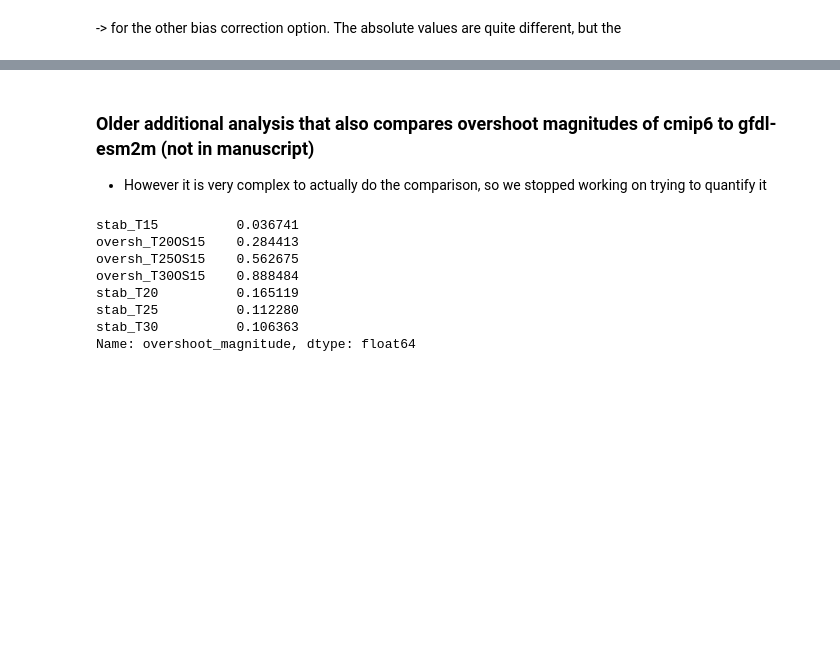
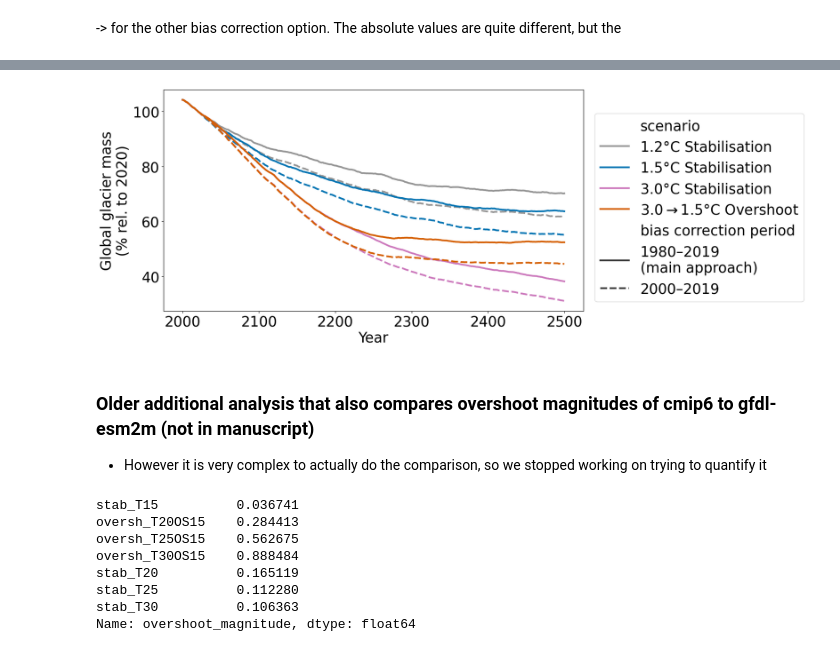
Before and after one commit to lilianschuster/glacier_overshoot_irreversibility_trough_water, a Jupyter notebook: B_main_analysis_figure_creation/4b_discussion_bias_correction_period_sensitivity_comparison_climate_models.ipynb, the cells around one changed output, grey strips where cells are left out. Saved outputs shown, nothing was run; the diff lists cells and outputs as text; code cells hidden in the pictures; blank space fills up the shorter version.

```diff
--- a/B_main_analysis_figure_creation/4b_discussion_bias_correction_period_sensitivity_comparison_climate_models.ipynb
+++ b/B_main_analysis_figure_creation/4b_discussion_bias_correction_period_sensitivity_comparison_climate_models.ipynb
@@ -37,6 +37,8 @@ df_scenario = xr.open_dataset(f'../data/additional_data/common_running_sum_all_r
 # %%
 df_scenario_glob_vol = df_scenario.sum(dim='rgi_reg').volume
 df_scenario_glob_vol_final_rel = 100*df_scenario_glob_vol.sel(time=2500)/df_scenario_glob_vol.sel(time=2020)
+# %%
+df_scenario_glob_vol_rel = 100*df_scenario_glob_vol/df_scenario_glob_vol.sel(time=2020)
 # %%
 df_scenario_glob_vol.sel(time=2020)
 # %% [output]
@@ -110,3 +108,35 @@ Coordinates:
+# %%
+from analysis_func import color_scenario, label_scenario
+scenarios = ['stab_T12', 'stab_T15', 'stab_T30','oversh_T30OS15']
+pd_glob_vol = df_scenario_glob_vol_rel.sel(scenario=scenarios).to_dataframe().reset_index()
+color_scenario_sel_l = []
+label_scenario_sel_l = []
+for s in scenarios:
+    color_scenario_sel_l.append(color_scenario[s])
+    label_scenario_sel_l.append(label_scenario[s])
+# %%
+plt.rc('font', size=25)
+plt.figure(figsize=(18,7))
+sns.lineplot(data=pd_glob_vol,
+             x='time', y='volume',
+             hue='scenario',
+             hue_order=scenarios,
+             palette=color_scenario_sel_l,
+             style='bias_correction',
+             style_order = ['bc_1980_2019','bc_2000_2019'],
+             lw=3)
+handles, labels = plt.gca().get_legend_handles_labels()
+labels[1:5] = label_scenario_sel_l
+labels[5] = 'bias correction period'
+labels[6:7] = ['1980–2019\n(main approach)','2000–2019']
+plt.legend(handles, labels, loc='lower left', bbox_to_anchor=(1.01,0.01))
+plt.xlabel('Year')
+plt.ylabel('Global glacier mass\n(% rel. to 2020)')
+plt.tight_layout()
+plt.savefig('../figures/suppl_XX_global_bc_period.png')
+plt.savefig('../figures/suppl_XX_global_bc_period.pdf')
+# %% [output]
+[figure, added]
 # %% [markdown]
 ### Older additional analysis  that also compares overshoot magnitudes of cmip6 to gfdl-esm2m (not in manuscript)
 - However it is very complex to actually do the comparison, so we stopped working on trying to quantify it
```
Also changed, not shown: parts of 4 cells of this notebook, 13 other files.
